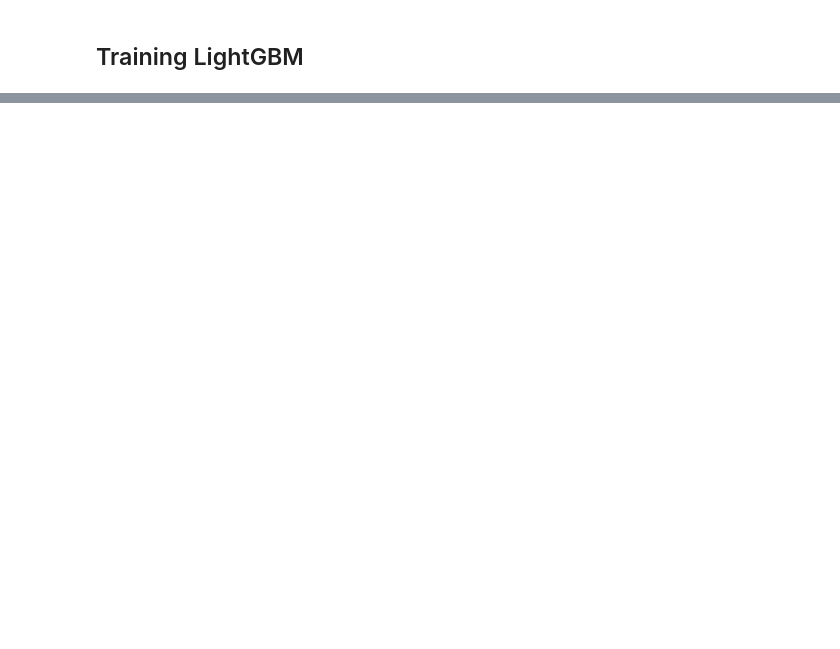
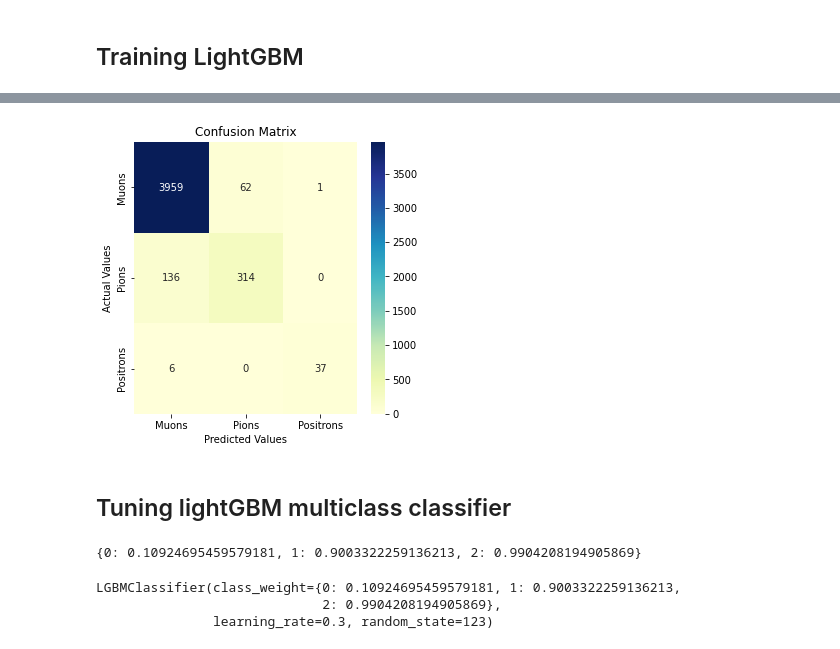
Before and after one commit to TRIUMF-Capstone2022/richai, a Jupyter notebook: models/gbm.ipynb, the cells around one changed output, grey strips where cells are left out. Saved outputs shown, nothing was run; the diff lists cells and outputs as text; code cells hidden in the pictures; blank space fills up the shorter version.

```diff
--- a/models/gbm.ipynb
+++ b/models/gbm.ipynb
@@ -460,0 +302,4 @@ https://lightgbm.readthedocs.io/en/latest/Parallel-Learning-Guide.html
+# %%
+
+df_clean_light = df_clean.sample(frac=0.1, replace=False, random_state=123)
+df_clean_light.label.value_counts()
@@ -460,0 +313,9 @@ https://lightgbm.readthedocs.io/en/latest/Parallel-Learning-Guide.html
+# %%
+# Selecting X & y
+X = df_clean_light.loc[:, [
+    'track_momentum',
+    'ring_radius',
+    'total_hits'
+]]
+
+y = df_clean_light.loc[:,'class']
@@ -460,0 +349,3 @@ https://lightgbm.readthedocs.io/en/latest/Parallel-Learning-Guide.html
+# %%
+model = lgb.LGBMClassifier(random_state=123)
+model.fit(X_train, y_train)
@@ -460,0 +354,2 @@ https://lightgbm.readthedocs.io/en/latest/Parallel-Learning-Guide.html
+# %%
+y_pred = model.predict(X_test)
@@ -460,0 +375,49 @@ https://lightgbm.readthedocs.io/en/latest/Parallel-Learning-Guide.html
+# %%
+# Confusion matrix
+cm = confusion_matrix(y_test, y_pred)
+cm_df = pd.DataFrame(cm,
+                     index = ['Muons', 'Pions', 'Positrons'],
+                     columns = ['Muons', 'Pions', 'Positrons'])
+plt.figure(figsize=(5,5))
+sns.heatmap(cm_df, annot=True, fmt='d', cmap='YlGnBu')
+plt.title('Confusion Matrix')
+plt.ylabel('Actual Values')
+plt.xlabel('Predicted Values')
+plt.show()
+# %% [output]
+[figure, added]
+# %% [markdown]
+## Tuning lightGBM multiclass classifier
+# %%
+# Taking inverse weights of classes
+n_muon = df_clean_light.query("label == 0").shape[0]
+n_pion = df_clean_light.query("label == 1").shape[0]
+n_positron = df_clean_light.query("label == 2").shape[0]
+n_total = df_clean_light.shape[0]
+
+class_weight = {
+    0 : 1 - n_muon/n_total,
+    1 : 1 - n_pion/n_total,
+    2 : 1 - n_positron/n_total
+}
+
+class_weight
+# %% [output]
+{0: 0.10924695459579181, 1: 0.9003322259136213, 2: 0.9904208194905869}
+# %%
+model = None
+model = lgb.LGBMClassifier(
+#         boosting_type='goss',
+#         num_leaves=10,
+#         max_depth = 10,
+        learning_rate = 0.3,
+#         n_estimators = 100,
+        class_weight= class_weight,
+#         objective='multiclass',
+#         num_class = 3,
+        random_state=123,)
+model.fit(X_train, y_train)
+# %% [output]
+LGBMClassifier(class_weight={0: 0.10924695459579181, 1: 0.9003322259136213,
+                             2: 0.9904208194905869},
+               learning_rate=0.3, random_state=123)
```
Also changed, not shown: parts of 51 cells of this notebook.
